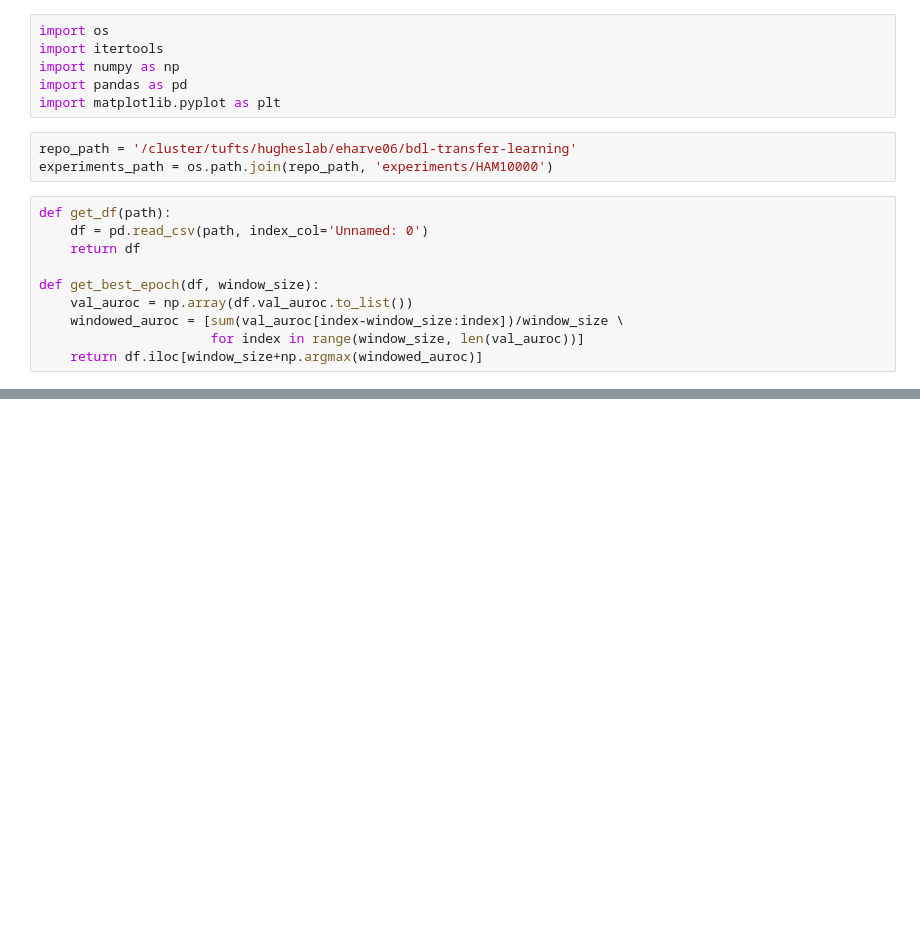
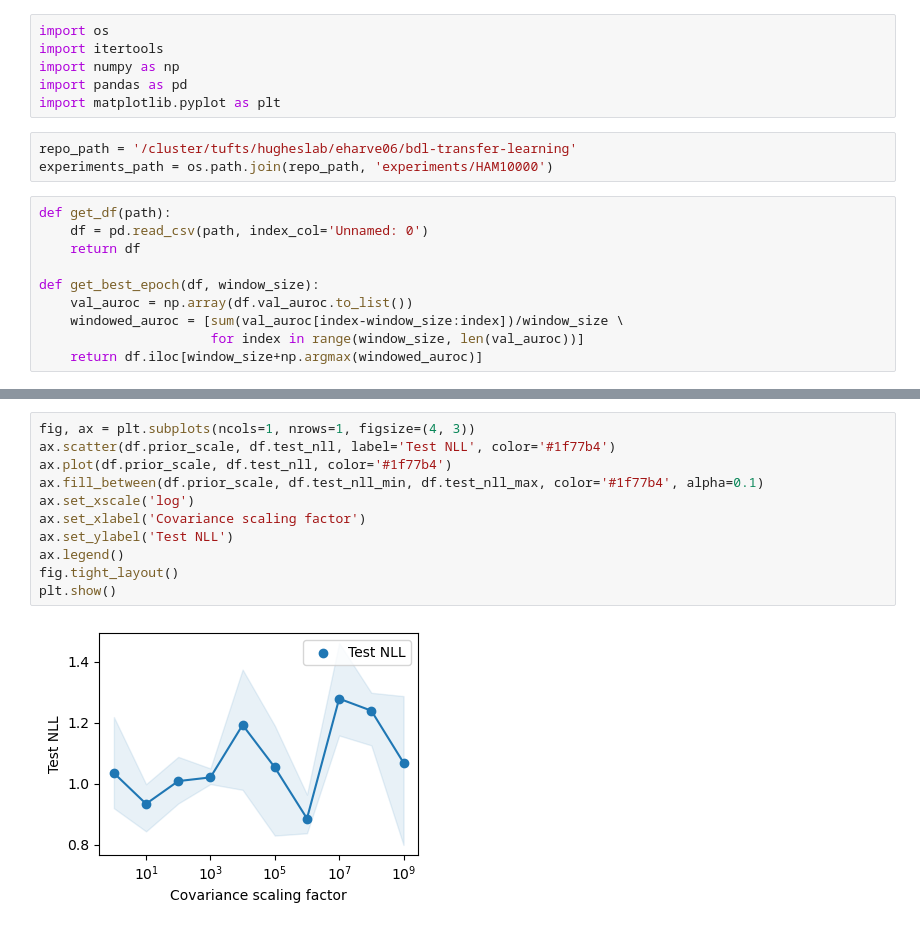
Before and after one commit to tufts-ml/bdl-transfer-learning, a Jupyter notebook: notebooks/covariance_scaling_factor.ipynb, the cells around one changed output, grey strips where cells are left out. Cells and saved outputs as stored; diff of their text form; blank space fills up the shorter version.

```diff
--- a/notebooks/covariance_scaling_factor.ipynb
+++ b/notebooks/covariance_scaling_factor.ipynb
@@ -89,0 +110,13 @@ plt.show()
+# %%
+fig, ax = plt.subplots(ncols=1, nrows=1, figsize=(4, 3))
+ax.scatter(df.prior_scale, df.test_nll, label='Test NLL', color='#1f77b4')
+ax.plot(df.prior_scale, df.test_nll, color='#1f77b4')
+ax.fill_between(df.prior_scale, df.test_nll_min, df.test_nll_max, color='#1f77b4', alpha=0.1)
+ax.set_xscale('log')
+ax.set_xlabel('Covariance scaling factor')
+ax.set_ylabel('Test NLL')
+ax.legend()
+fig.tight_layout()
+plt.show()
+# %% [output]
+[figure, added]
```
Also changed, not shown: parts of 6 cells of this notebook, 9 other files.
